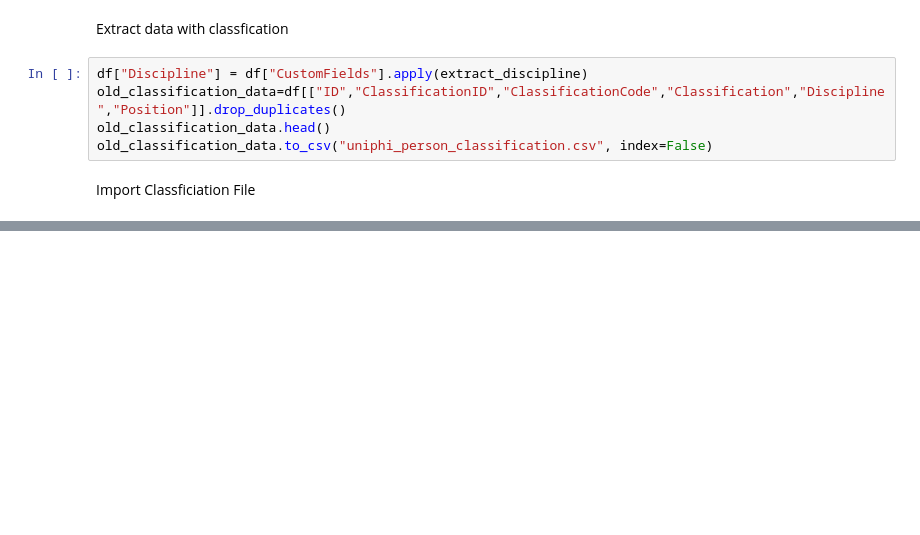
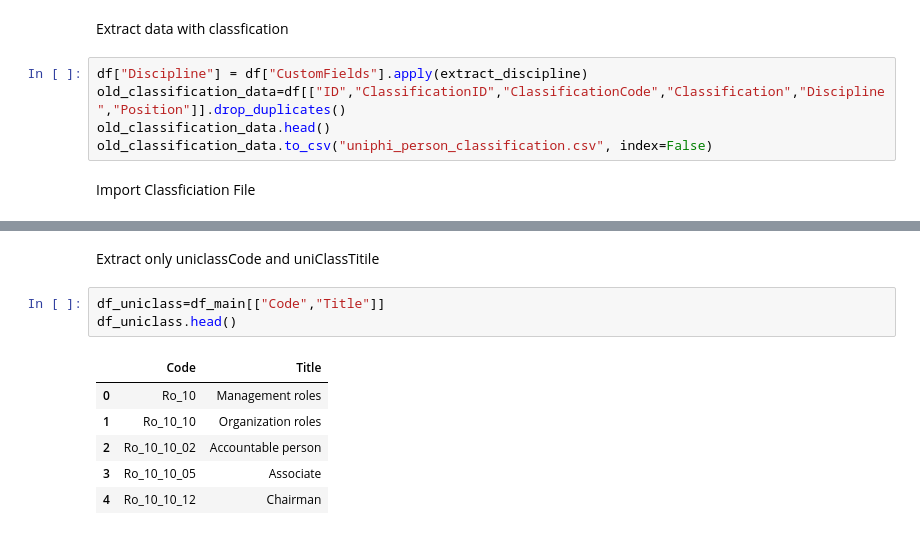
Before and after one commit to surajadkhari/classication, a Jupyter notebook: model1_test.ipynb, the cells around one changed output, grey strips where cells are left out. Saved outputs shown, nothing was run; the diff lists cells and outputs as text; blank space fills up the shorter version.

Commit message:
uniclasscode and uniclassrole

```diff
--- a/model1_test.ipynb
+++ b/model1_test.ipynb
@@ -130,3 +130,15 @@ df_main.head()
 | 2 | Ro_10_10_02 | 10 | 10.0 | 2.0 | NaN | NaN | Accountable person | NaN | Ro_10_10_02 : Accountable person | NaN | ... |
 | 3 | Ro_10_10_05 | 10 | 10.0 | 5.0 | NaN | NaN | Associate | NaN | Ro_10_10_05 : Associate | NaN | ... |
 | 4 | Ro_10_10_12 | 10 | 10.0 | 12.0 | NaN | NaN | Chairman | NaN | Ro_10_10_12 : Chairman | NaN | ... |
+# %% [markdown]
+Extract only uniclassCode and uniClassTitile
+# %%
+df_uniclass=df_main[["Code","Title"]]
+df_uniclass.head()
+# %% [output]
+|  | Code | Title |
+| 0 | Ro_10 | Management roles |
+| 1 | Ro_10_10 | Organization roles |
+| 2 | Ro_10_10_02 | Accountable person |
+| 3 | Ro_10_10_05 | Associate |
+| 4 | Ro_10_10_12 | Chairman |
```
Also changed, not shown: parts of 1 cell of this notebook.
